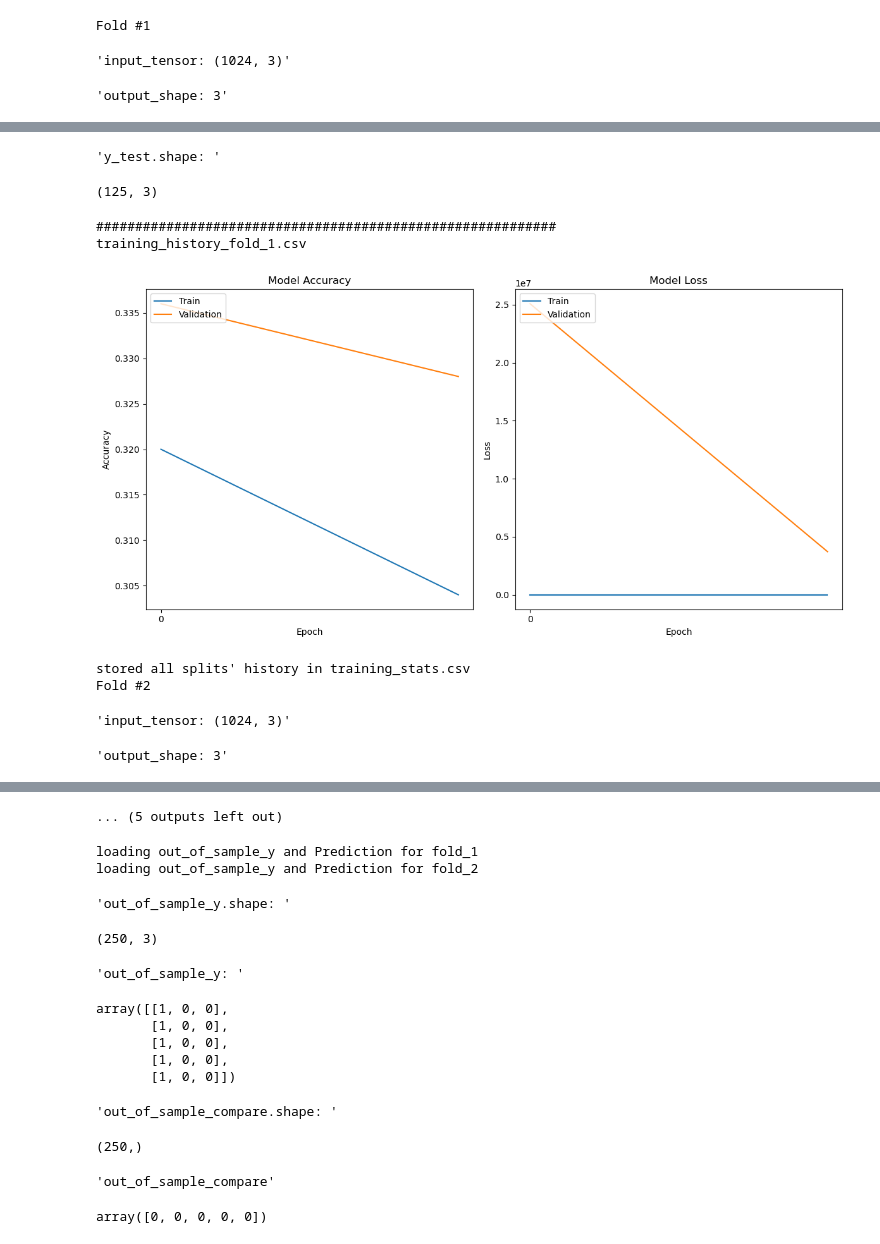
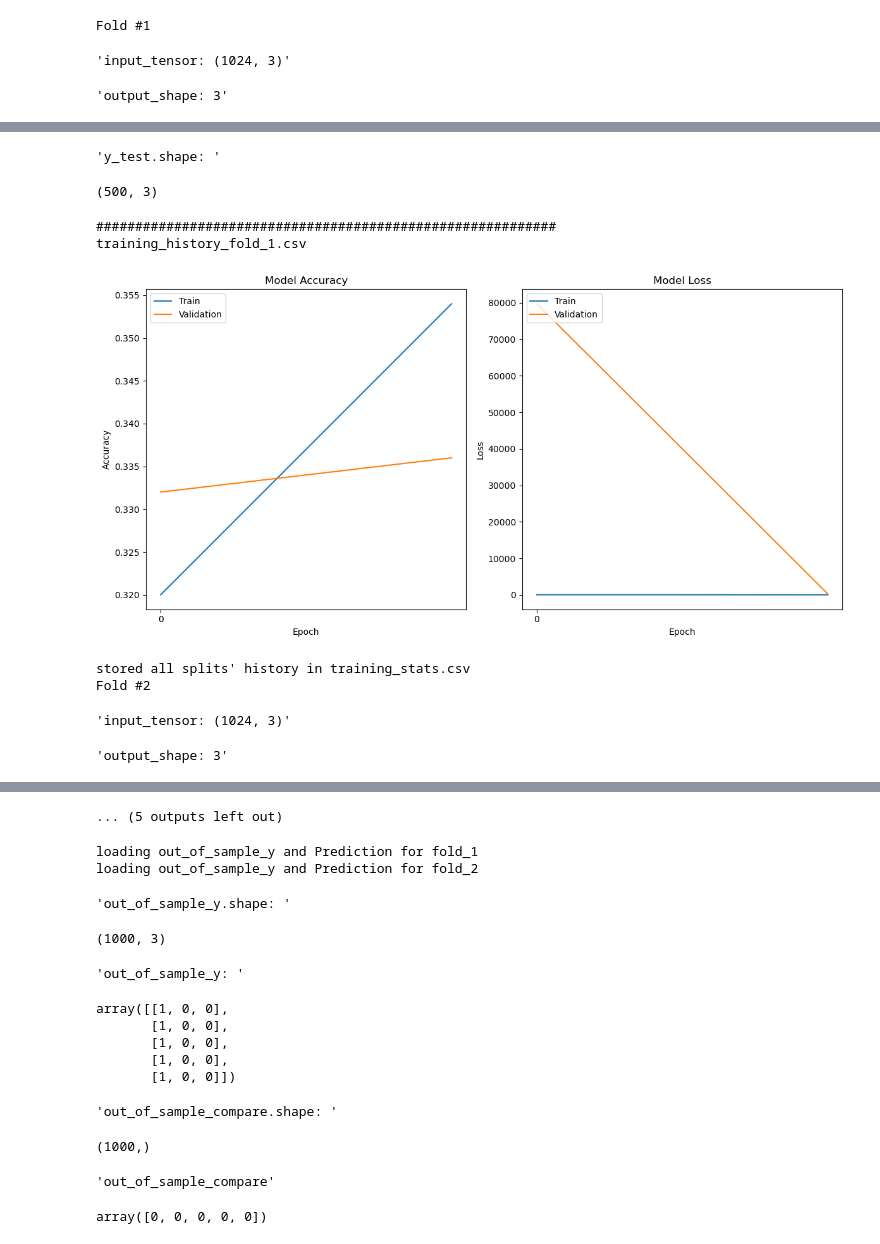
Before and after one commit to hmehryar/Hm.JetscapeMl, a Jupyter notebook: jet_ml/classifiers/alpha_s/alpha_s_pointnet.ipynb, the cells around one changed output, grey strips where cells are left out. Cells and saved outputs as stored; diff of their text form; code cells hidden in the pictures.

```diff
--- a/jet_ml/classifiers/alpha_s/alpha_s_pointnet.ipynb
+++ b/jet_ml/classifiers/alpha_s/alpha_s_pointnet.ipynb
@@ -13,28 +13,38 @@ load_namespace()
 # Loading/Preparing Environment for simulation
 from jet_ml.config import Config
 #sim main
-folds=5
-epochs=200
-dataset_size=100000 #10800000
+# folds=5
+# epochs=200
+# dataset_size=1000000 #10800000
 # dataset_size=1800000
 
 #sim test
-# folds=2
-# epochs=2
+folds=2
+epochs=2
 # dataset_size=250
-
+dataset_size=1000
 
 classification_parameter="alpha_s"
 q0_value=2.5
 constant_parameter=f"q0_{q0_value}"
 
 model_name="pointnet"
+
 constant_parameter=None
 if constant_parameter!=None:
     model_name=f"{model_name}_{constant_parameter}"
 
 batch_size=128
-server_name=f"wsu_grid_a100_cpu_16_mem_180gb_batch_{batch_size}"
+server_name=f"batch_{batch_size}_"
+
+cancel_rl_on_plateau=True
+if cancel_rl_on_plateau==True:
+    server_name=f"{server_name}_no_rl_"
+
+srv_hm3="hm_srv3_cpu_24_mem_32gb"
+srv_a100="wsu_grid_a100_cpu_8_mem_150gb"
+srv_v100="wsu_grid_v100_cpu_24_mem_256gb"
+server_name=f"{server_name}{srv_hm3}"
 # server_name=f"wsu_grid_v100_cpu_24_mem_256gb_batch_{batch_size}"
 simulation_name=f"{classification_parameter}_{model_name}_{folds}_fold_{epochs}_epoch_{int(dataset_size/1000)}k_dataset_size_{server_name}"
 
@@ -223,7 +238,7 @@ if folds !=1:
                                                               x_processed[train], y_processed[train], x_processed[test], y_processed[test],
                                                               epochs, batch_size, monitor,
                                                               fold=fold,
-                                                              cancel_rl_on_plateau=True)
+                                                              cancel_rl_on_plateau=cancel_rl_on_plateau)
         # from jet_ml.evaluation import get_accuracy_from_generator
         # pred, score=get_accuracy_from_generator(model=model, data_generator=val_dataset)
         from jet_ml.evaluation import get_accuracy
@@ -279,10 +292,10 @@ WARNING:tensorflow:5 out of the last 9 calls to <function TensorFlowTrainer.make
 Fold score (accuracy): 0.336
 ###########################################################
 'y_test.shape: '
-(125, 3)
+(500, 3)
 ###########################################################
 training_history_fold_1.csv
-[figure, old version]
+[figure, new version]
 stored all splits' history in training_stats.csv
 Fold #2
 'input_tensor: (1024, 3)'
@@ -400,7 +413,7 @@ display("out_of_sample_compare.shape: ",out_of_sample_y_compare.shape)
 display("out_of_sample_compare" ,out_of_sample_y_compare[:5])
 # %% [output]
 'out_of_sample_y.shape: '
-(250, 3)
+(1000, 3)
 'out_of_sample_y: '
 array([[1, 0, 0],
        [1, 0, 0],
@@ -408,7 +421,7 @@ array([[1, 0, 0],
        [1, 0, 0],
        [1, 0, 0]])
 'out_of_sample_compare.shape: '
-(250,)
+(1000,)
 'out_of_sample_compare'
 array([0, 0, 0, 0, 0])
 # %%
```
Also changed, not shown: parts of 6 cells of this notebook, 1 other file.
